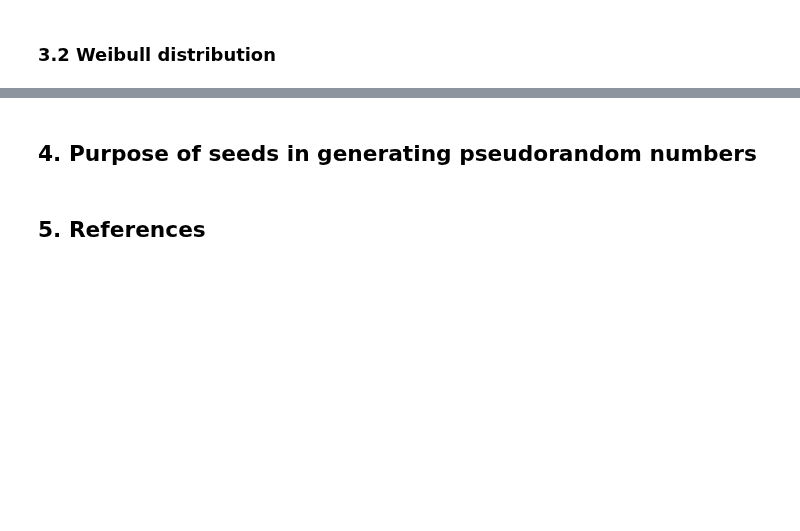
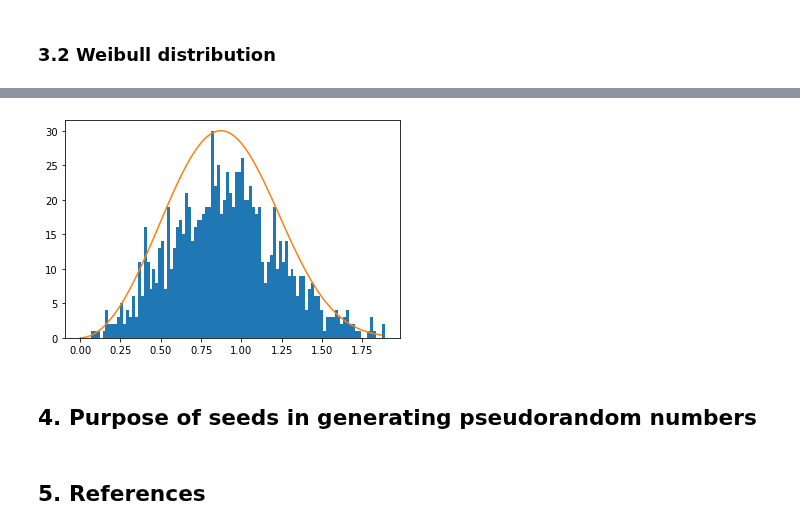
Before and after one commit to przemekbil/PfDA_2021, a Jupyter notebook: Assignments/Assignment.ipynb, the cells around one changed output, grey strips where cells are left out. Cells and saved outputs as stored; diff of their text form; code cells hidden in the pictures; blank space fills up the shorter version.

Commit message:
Weibull distribution started

```diff
--- a/Assignments/Assignment.ipynb
+++ b/Assignments/Assignment.ipynb
@@ -111,3 +127,23 @@ plt.show()
+# %%
+# shape parameter of the Weibull distribution
+a = 3
+
+# Array of a pseudorandom numbers pooled form the one-parameter Weibull distribution with the shape parameter a
+weibull = rng.weibull(a, 1000)
+# %%
+
+x = np.arange(0, 100.)/100.*max(weibull)
+
+def weib(x,n,a):
+    return (a / n) * (x / n)**(a - 1) * np.exp(-(x / n)**a)
+# %%
+count, bins, ignored = plt.hist(weibull, 100)
+
+scale = count.max()/weib(x, 1., a).max()
+plt.plot(x, weib(x, 1., a)*scale)
+plt.show()
+# %% [output]
+[figure, added]
 # %% [markdown]
 <a id="par4"></a>
 ## 4. Purpose of seeds in generating pseudorandom numbers
```
Also changed, not shown: parts of 8 cells of this notebook.
